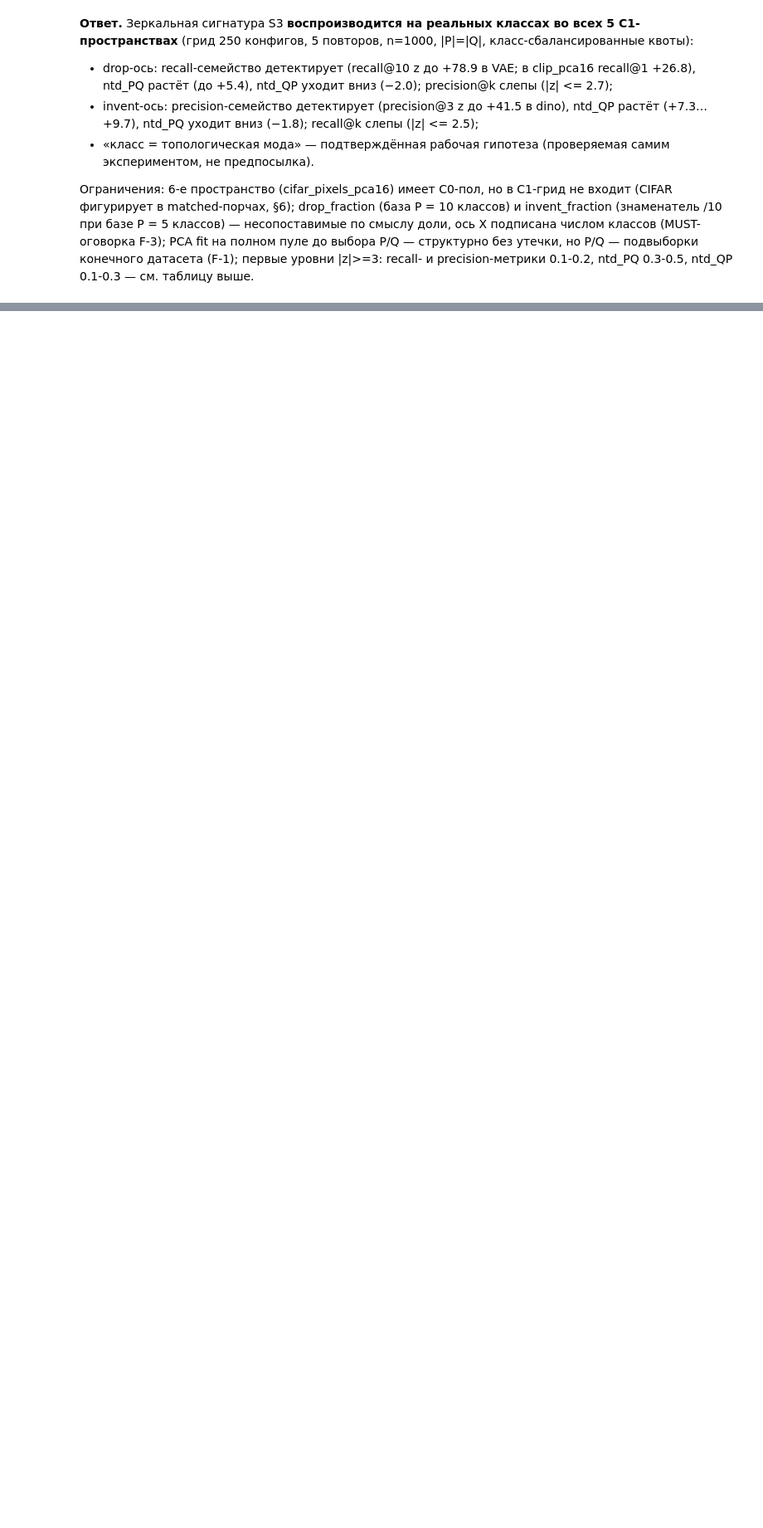
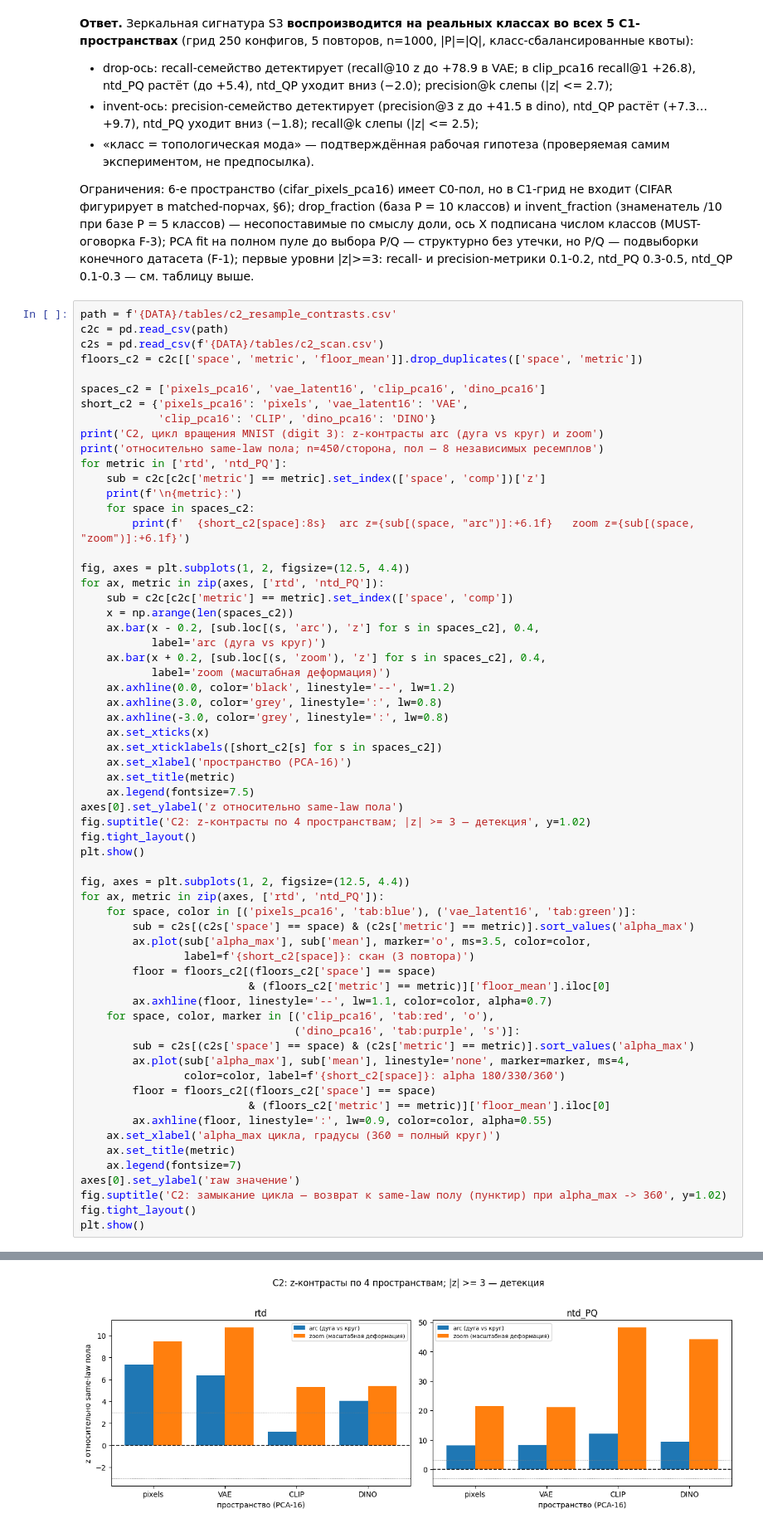
Before and after one commit to AlimAlb/tda_metrics_project, a Jupyter notebook: results/topology_metrics_final_output.ipynb, the cells around one changed output, grey strips where cells are left out. Shown at 83% size. Drawn from its saved outputs; the diff is of its cells as text; blank space fills up the shorter version.

```diff
--- a/results/topology_metrics_final_output.ipynb
+++ b/results/topology_metrics_final_output.ipynb
@@ -404,3 +522,66 @@ c1_invent ntd_QP              5 1.496       1.223           7.326
 - «класс = топологическая мода» — подтверждённая рабочая гипотеза (проверяемая самим экспериментом, не предпосылка).
 
 Ограничения: 6-е пространство (cifar_pixels_pca16) имеет C0-пол, но в C1-грид не входит (CIFAR фигурирует в matched-порчах, §6); drop_fraction (база P = 10 классов) и invent_fraction (знаменатель /10 при базе P = 5 классов) — несопоставимые по смыслу доли, ось X подписана числом классов (MUST-оговорка F-3); PCA fit на полном пуле до выбора P/Q — структурно без утечки, но P/Q — подвыборки конечного датасета (F-1); первые уровни |z|>=3: recall- и precision-метрики 0.1-0.2, ntd_PQ 0.3-0.5, ntd_QP 0.1-0.3 — см. таблицу выше.
+# %%
+path = f'{DATA}/tables/c2_resample_contrasts.csv'
+c2c = pd.read_csv(path)
+c2s = pd.read_csv(f'{DATA}/tables/c2_scan.csv')
+floors_c2 = c2c[['space', 'metric', 'floor_mean']].drop_duplicates(['space', 'metric'])
+
+spaces_c2 = ['pixels_pca16', 'vae_latent16', 'clip_pca16', 'dino_pca16']
+short_c2 = {'pixels_pca16': 'pixels', 'vae_latent16': 'VAE',
+            'clip_pca16': 'CLIP', 'dino_pca16': 'DINO'}
+print('C2, цикл вращения MNIST (digit 3): z-контрасты arc (дуга vs круг) и zoom')
+print('относительно same-law пола; n=450/сторона, пол — 8 независимых ресемплов')
+for metric in ['rtd', 'ntd_PQ']:
+    sub = c2c[c2c['metric'] == metric].set_index(['space', 'comp'])['z']
+    print(f'\n{metric}:')
+    for space in spaces_c2:
+        print(f'  {short_c2[space]:8s}  arc z={sub[(space, "arc")]:+6.1f}   zoom z={sub[(space, "zoom")]:+6.1f}')
+
+fig, axes = plt.subplots(1, 2, figsize=(12.5, 4.4))
+for ax, metric in zip(axes, ['rtd', 'ntd_PQ']):
+    sub = c2c[c2c['metric'] == metric].set_index(['space', 'comp'])
+    x = np.arange(len(spaces_c2))
+    ax.bar(x - 0.2, [sub.loc[(s, 'arc'), 'z'] for s in spaces_c2], 0.4,
+           label='arc (дуга vs круг)')
+    ax.bar(x + 0.2, [sub.loc[(s, 'zoom'), 'z'] for s in spaces_c2], 0.4,
+           label='zoom (масштабная деформация)')
+    ax.axhline(0.0, color='black', linestyle='--', lw=1.2)
+    ax.axhline(3.0, color='grey', linestyle=':', lw=0.8)
+    ax.axhline(-3.0, color='grey', linestyle=':', lw=0.8)
+    ax.set_xticks(x)
+    ax.set_xticklabels([short_c2[s] for s in spaces_c2])
+    ax.set_xlabel('пространство (PCA-16)')
+    ax.set_title(metric)
+    ax.legend(fontsize=7.5)
+axes[0].set_ylabel('z относительно same-law пола')
+fig.suptitle('C2: z-контрасты по 4 пространствам; |z| >= 3 — детекция', y=1.02)
+fig.tight_layout()
+plt.show()
+
+fig, axes = plt.subplots(1, 2, figsize=(12.5, 4.4))
+for ax, metric in zip(axes, ['rtd', 'ntd_PQ']):
+    for space, color in [('pixels_pca16', 'tab:blue'), ('vae_latent16', 'tab:green')]:
+        sub = c2s[(c2s['space'] == space) & (c2s['metric'] == metric)].sort_values('alpha_max')
+        ax.plot(sub['alpha_max'], sub['mean'], marker='o', ms=3.5, color=color,
+                label=f'{short_c2[space]}: скан (3 повтора)')
+        floor = floors_c2[(floors_c2['space'] == space)
+                          & (floors_c2['metric'] == metric)]['floor_mean'].iloc[0]
+        ax.axhline(floor, linestyle='--', lw=1.1, color=color, alpha=0.7)
+    for space, color, marker in [('clip_pca16', 'tab:red', 'o'),
+                                 ('dino_pca16', 'tab:purple', 's')]:
+        sub = c2s[(c2s['space'] == space) & (c2s['metric'] == metric)].sort_values('alpha_max')
+        ax.plot(sub['alpha_max'], sub['mean'], linestyle='none', marker=marker, ms=4,
+                color=color, label=f'{short_c2[space]}: alpha 180/330/360')
+        floor = floors_c2[(floors_c2['space'] == space)
+                          & (floors_c2['metric'] == metric)]['floor_mean'].iloc[0]
+        ax.axhline(floor, linestyle=':', lw=0.9, color=color, alpha=0.55)
+    ax.set_xlabel('alpha_max цикла, градусы (360 = полный круг)')
+    ax.set_title(metric)
+    ax.legend(fontsize=7)
+axes[0].set_ylabel('raw значение')
+fig.suptitle('C2: замыкание цикла — возврат к same-law полу (пунктир) при alpha_max -> 360', y=1.02)
+fig.tight_layout()
+plt.show()
+# %% [output]
@@ -406,0 +602 @@ c1_invent ntd_QP              5 1.496       1.223           7.326
+[figure, added]
```
Also changed, not shown: parts of 20 cells of this notebook, 54 other files.
